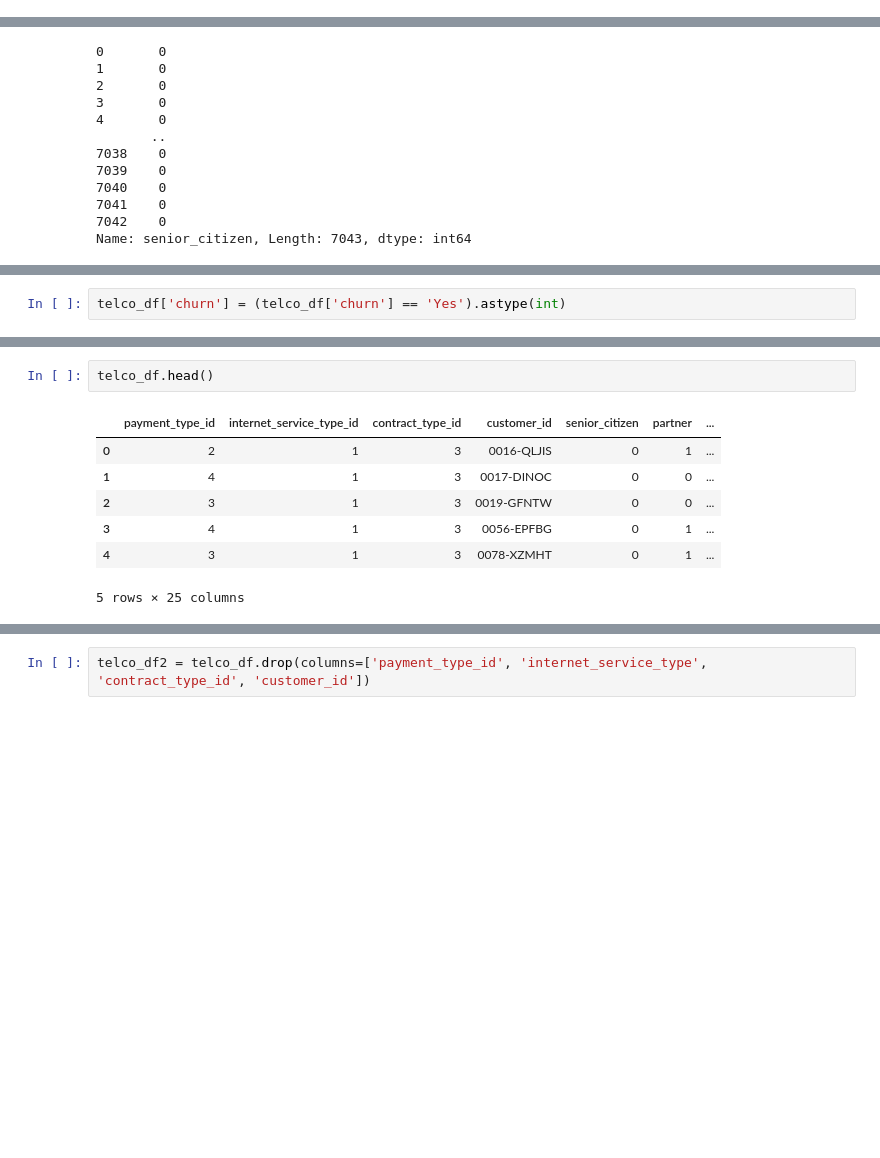
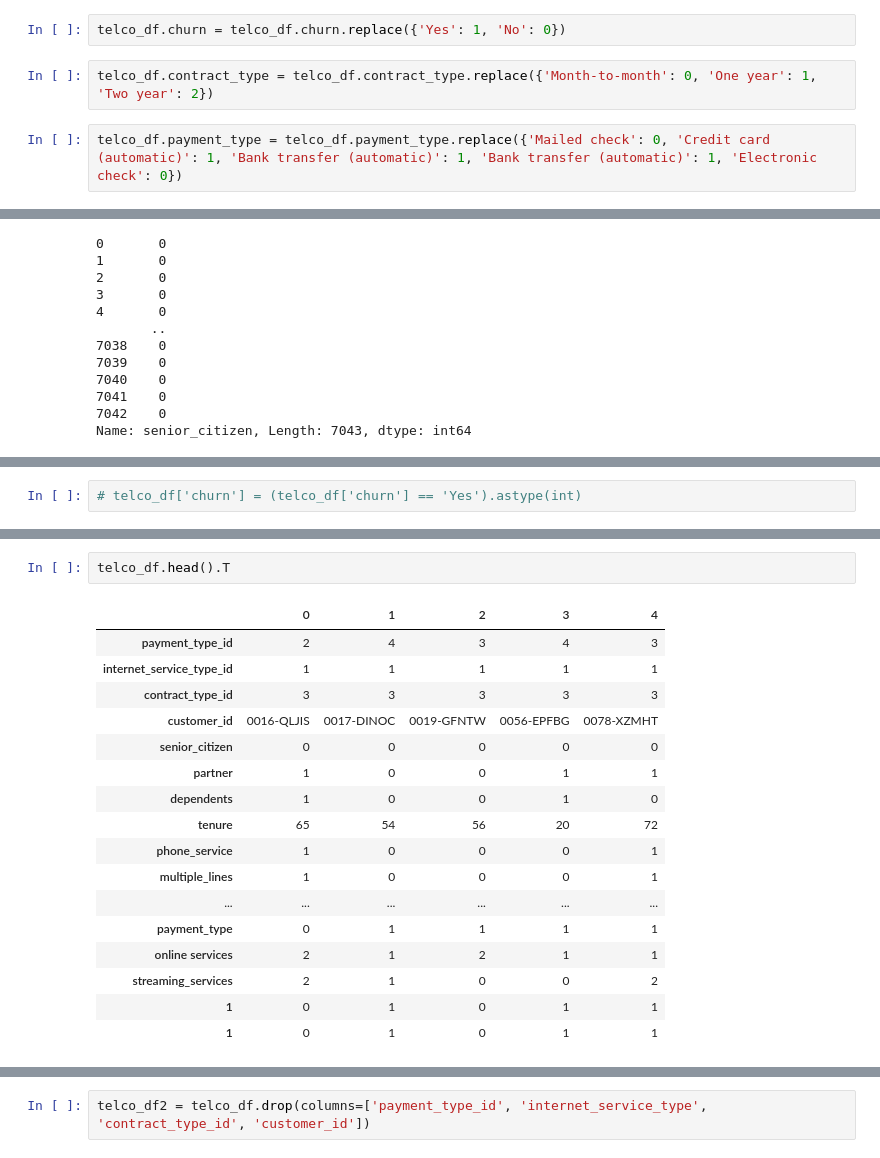
Before and after one commit to carlgriffin57/telco_churn_project, a Jupyter notebook: initial.ipynb, the cells around one changed output, grey strips where cells are left out. Drawn from its saved outputs; the diff is of its cells as text; blank space fills up the shorter version.

```diff
--- a/initial.ipynb
+++ b/initial.ipynb
@@ -213,0 +204,6 @@ Name: payment_type, dtype: int64
+# %%
+telco_df.churn = telco_df.churn.replace({'Yes': 1, 'No': 0})
+# %%
+telco_df.contract_type = telco_df.contract_type.replace({'Month-to-month': 0, 'One year': 1, 'Two year': 2})
+# %%
+telco_df.payment_type = telco_df.payment_type.replace({'Mailed check': 0, 'Credit card (automatic)': 1, 'Bank transfer (automatic)': 1, 'Bank transfer (automatic)': 1, 'Electronic check': 0})
@@ -273,4 +309,4 @@ Name: churn, Length: 7043, dtype: object
 # %%
-telco_df['churn'] = (telco_df['churn'] == 'Yes').astype(int)
+# telco_df['churn'] = (telco_df['churn'] == 'Yes').astype(int)
 # %%
 df_dummies = pd.get_dummies(telco_df.gender, drop_first=True)
@@ -285,13 +323,23 @@ Dummy variables for gender created as "male".
 # %%
-telco_df.head()
+telco_df.head().T
 # %% [output]
-|  | payment_type_id | internet_service_type_id | contract_type_id | customer_id | senior_citizen | partner | ... |
-| 0 | 2 | 1 | 3 | 0016-QLJIS | 0 | 1 | ... |
-| 1 | 4 | 1 | 3 | 0017-DINOC | 0 | 0 | ... |
-| 2 | 3 | 1 | 3 | 0019-GFNTW | 0 | 0 | ... |
-| 3 | 4 | 1 | 3 | 0056-EPFBG | 0 | 1 | ... |
-| 4 | 3 | 1 | 3 | 0078-XZMHT | 0 | 1 | ... |
+|  | 0 | 1 | 2 | 3 | 4 |
+| payment_type_id | 2 | 4 | 3 | 4 | 3 |
+| internet_service_type_id | 1 | 1 | 1 | 1 | 1 |
+| contract_type_id | 3 | 3 | 3 | 3 | 3 |
+| customer_id | 0016-QLJIS | 0017-DINOC | 0019-GFNTW | 0056-EPFBG | 0078-XZMHT |
+| senior_citizen | 0 | 0 | 0 | 0 | 0 |
+| partner | 1 | 0 | 0 | 1 | 1 |
+| dependents | 1 | 0 | 0 | 1 | 0 |
+| tenure | 65 | 54 | 56 | 20 | 72 |
+| phone_service | 1 | 0 | 0 | 0 | 1 |
+| multiple_lines | 1 | 0 | 0 | 0 | 1 |
+| ... | ... | ... | ... | ... | ... |
+| payment_type | 0 | 1 | 1 | 1 | 1 |
+| online services | 2 | 1 | 2 | 1 | 1 |
+| streaming_services | 2 | 1 | 0 | 0 | 2 |
+| 1 | 0 | 1 | 0 | 1 | 1 |
+| 1 | 0 | 1 | 0 | 1 | 1 |
-5 rows × 25 columns
 # %%
 telco_df.columns.to_list()
 # %% [output]
```
Also changed, not shown: parts of 51 cells of this notebook.
